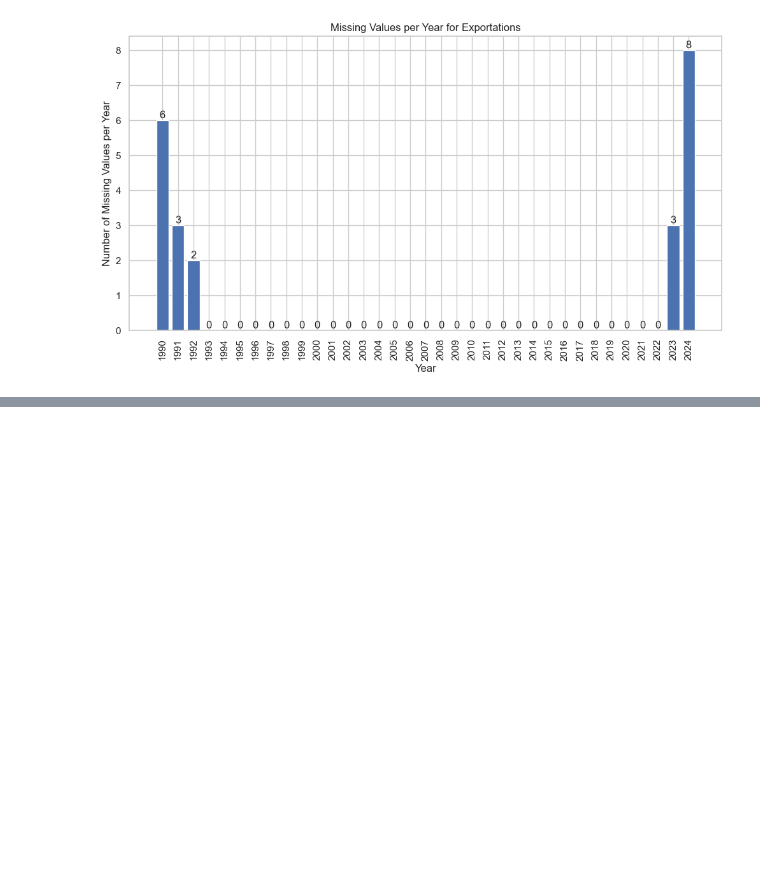
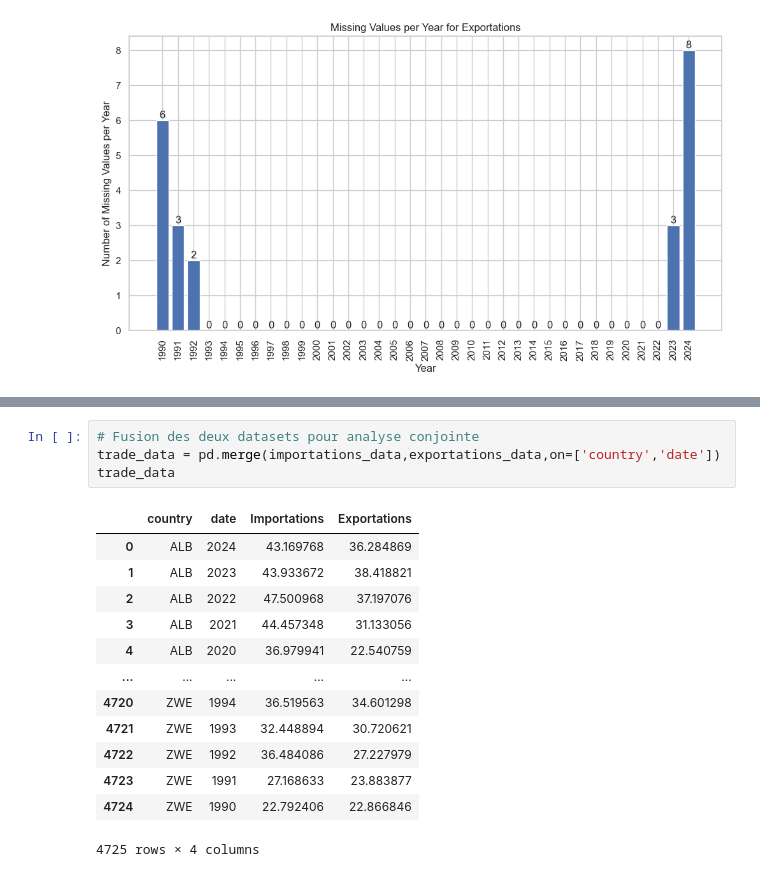
Before and after one commit to nile2304/Data-Science-Project-ENSAE, a Jupyter notebook: main.ipynb, the cells around one changed output, grey strips where cells are left out. Cells and saved outputs as stored; diff of their text form; blank space fills up the shorter version.

```diff
--- a/main.ipynb
+++ b/main.ipynb
@@ -539,0 +541,18 @@ Il y a 0 valeurs manquantes sur un total de 4550 dans la base de données. Soit
+# %%
+# Fusion des deux datasets pour analyse conjointe
+trade_data = pd.merge(importations_data,exportations_data,on=['country','date'])
+trade_data
+# %% [output]
+|  | country | date | Importations | Exportations |
+| 0 | ALB | 2024 | 43.169768 | 36.284869 |
+| 1 | ALB | 2023 | 43.933672 | 38.418821 |
+| 2 | ALB | 2022 | 47.500968 | 37.197076 |
+| 3 | ALB | 2021 | 44.457348 | 31.133056 |
+| 4 | ALB | 2020 | 36.979941 | 22.540759 |
+| ... | ... | ... | ... | ... |
+| 4720 | ZWE | 1994 | 36.519563 | 34.601298 |
+| 4721 | ZWE | 1993 | 32.448894 | 30.720621 |
+| 4722 | ZWE | 1992 | 36.484086 | 27.227979 |
+| 4723 | ZWE | 1991 | 27.168633 | 23.883877 |
+| 4724 | ZWE | 1990 | 22.792406 | 22.866846 |
+4725 rows × 4 columns
```
Also changed, not shown: parts of 19 cells of this notebook, 3 other files.
